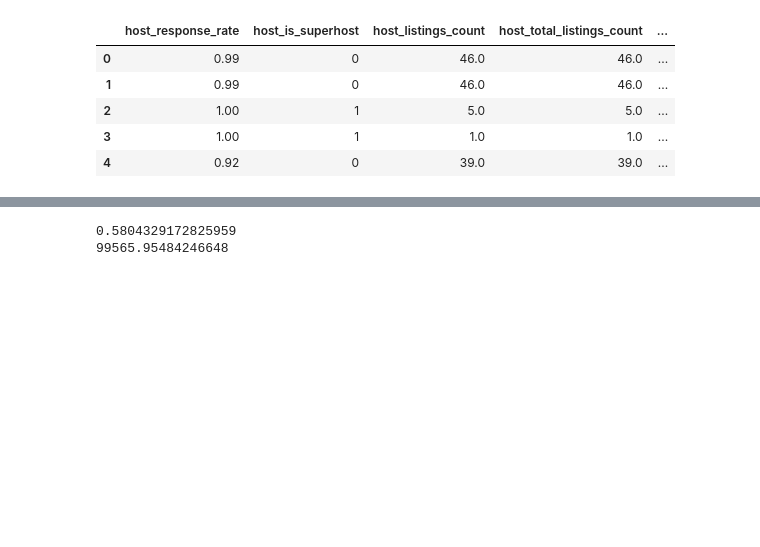
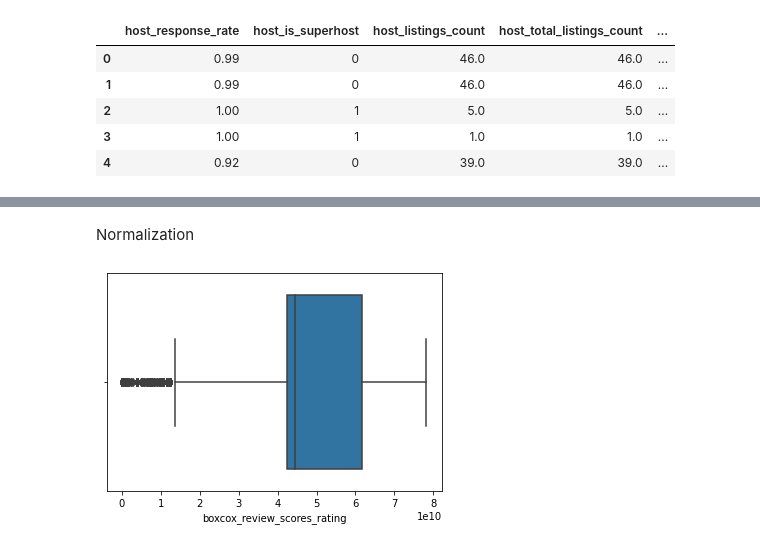
Before and after one commit to data-guild/airbnb-ml, a Jupyter notebook: notebooks/airbnb-bacelona-cindy.ipynb, the cells around one changed output, grey strips where cells are left out. Saved outputs shown, nothing was run; the diff lists cells and outputs as text; code cells hidden in the pictures; blank space fills up the shorter version.

```diff
--- a/notebooks/airbnb-bacelona-cindy.ipynb
+++ b/notebooks/airbnb-bacelona-cindy.ipynb
@@ -202,5 +268,12 @@ decision_tree_training(X_train_price,X_test_price, y_train_price, y_test_price)
-# %%
-decision_tree_training(X_train_sig_price, X_test_sig_price, y_train_sig_price, y_test_sig_price)
-# %% [output]
-0.5804329172825959
-99565.95484246648
+# %% [markdown]
+Normalization
+# %%
+from scipy import stats
+rating_price = dropped_cols_rows_encoding_df[["review_scores_rating","price"]]
+rating_price["log_price"] = np.log(rating_price["price"])
+rating_price["org_price"] = np.exp(rating_price["log_price"])
+rating_price["boxcox_review_scores_rating"] = stats.boxcox(rating_price["review_scores_rating"])[0]
+ax = sns.boxplot(x=rating_price["boxcox_review_scores_rating"])
+# ax = sns.scatterplot(x="boxcox_review_scores_rating", y="log_price", data=rating_price)
+# %% [output]
+[figure, added]
```
Also changed, not shown: parts of 43 cells of this notebook, 1 other file.
